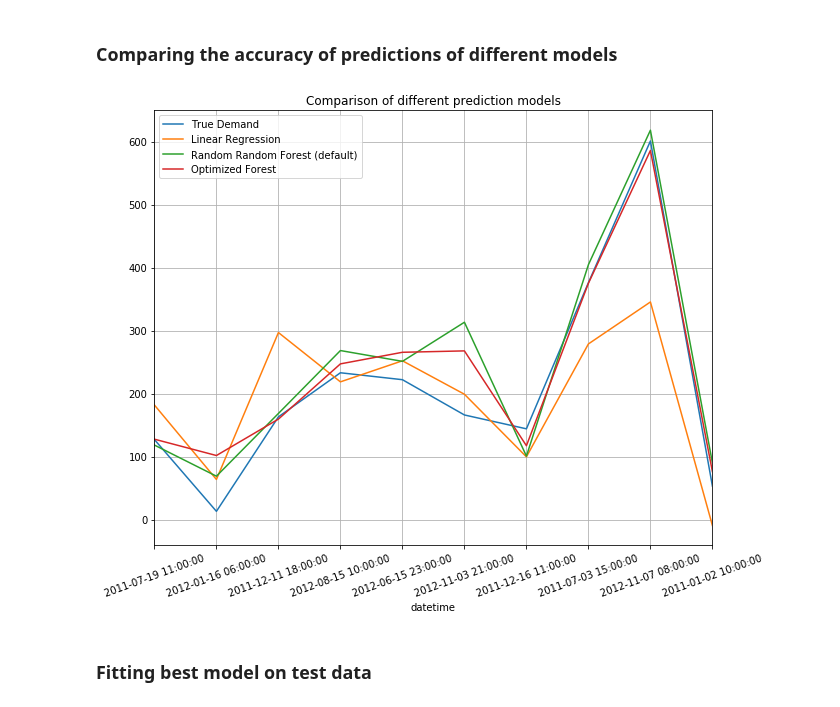
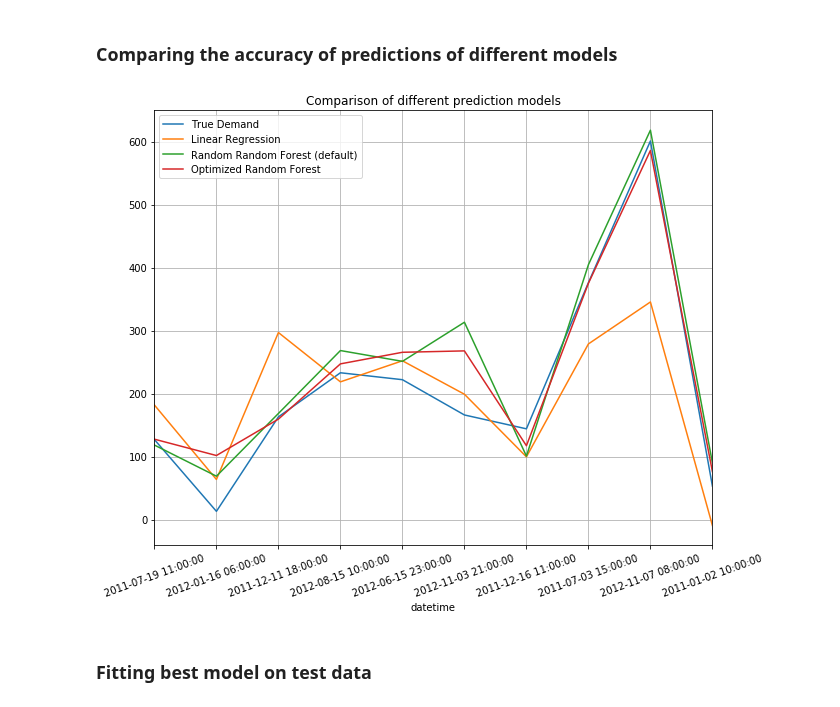
Before and after one commit to xaverdorner/bike_share_demand_forecast, a Jupyter notebook: bike_share_prediction_models.ipynb, the cells around one changed output. Saved outputs shown, nothing was run; the diff lists cells and outputs as text; code cells hidden in the pictures.

```diff
--- a/bike_share_prediction_models.ipynb
+++ b/bike_share_prediction_models.ipynb
@@ -212,19 +212,19 @@ mean_squared_log_error(y_test, y_bestforest)
 # %%
 # plotting predicted values against 'y_test'
 
 plot_frame = pd.DataFrame({'True Demand': y_test,
                            'Linear Regression': y_lin_default,
                            'Random Random Forest (default)': y_for_default,
-                          'Optimized Forest': y_bestforest})
+                          'Optimized Random Forest': y_bestforest})
 
 #plt.figure(figsize=(10,8))
 plot_frame.iloc[:10].plot(figsize=(10,8))
 plt.title('Comparison of different prediction models')
 plt.grid()
 plt.xticks(rotation=20)
 plt.savefig('bike_prediction_comparison.png')
 # %% [output]
-[figure, old version]
+[figure, new version]
 # %% [markdown]
 ### Fitting best model on test data
 # %%
```
Also changed, not shown: parts of 3 cells of this notebook, 1 other file.
